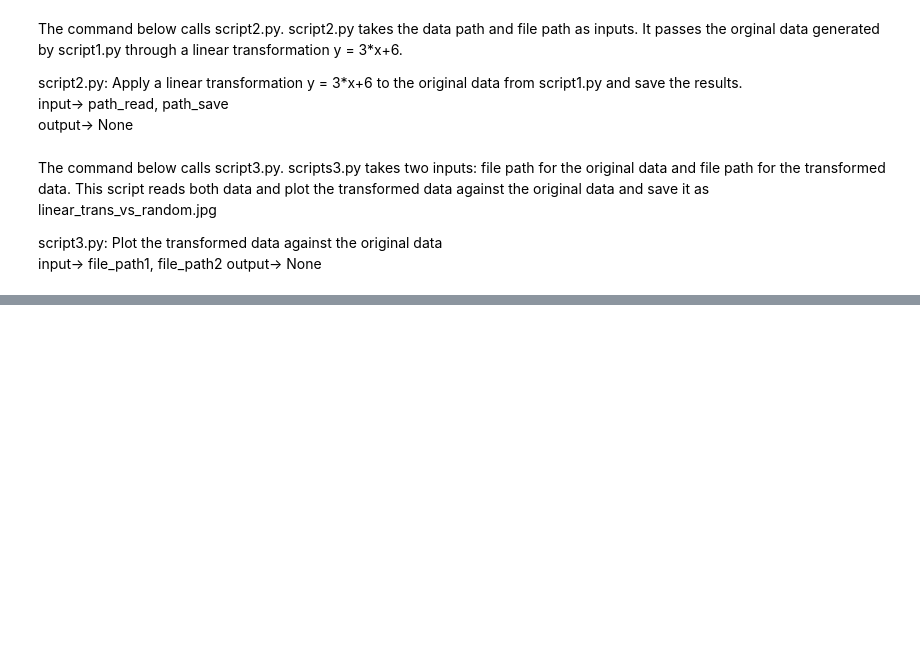
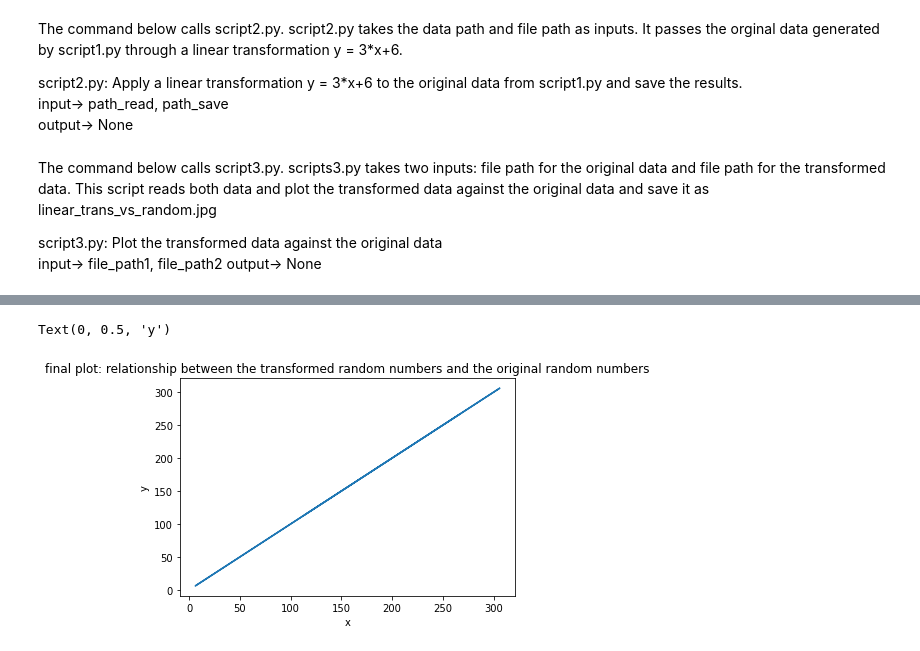
Before and after one commit to RuohanRYAN/Zenodo_example, a Jupyter notebook: notebook_script.ipynb, the cells around one changed output, grey strips where cells are left out. Cells and saved outputs as stored; diff of their text form; code cells hidden in the pictures; blank space fills up the shorter version.

```diff
--- a/notebook_script.ipynb
+++ b/notebook_script.ipynb
@@ -26,0 +53,9 @@ output-> None
+# %%
+fig3, ax3 = plt.subplots()
+ax3.plot(x,y)
+ax3.set_title("final plot: relationship between the transformed random numbers and the original random numbers")
+ax3.set_xlabel("x")
+ax3.set_ylabel("y")
+# %% [output]
+Text(0, 0.5, 'y')
+[figure, added]
```
Also changed, not shown: parts of 2 cells of this notebook, 1 other file.
